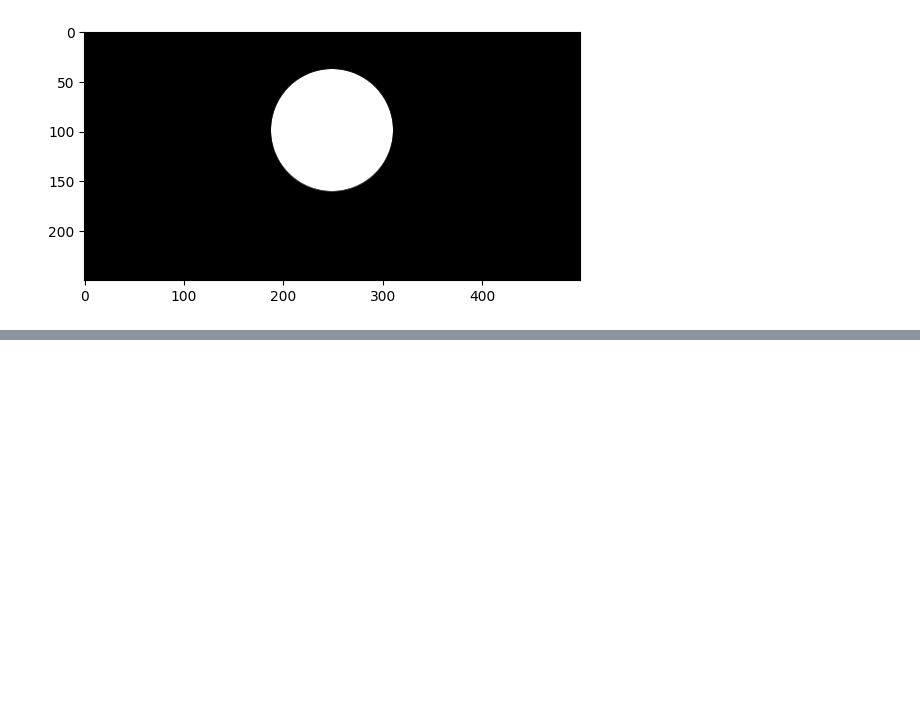
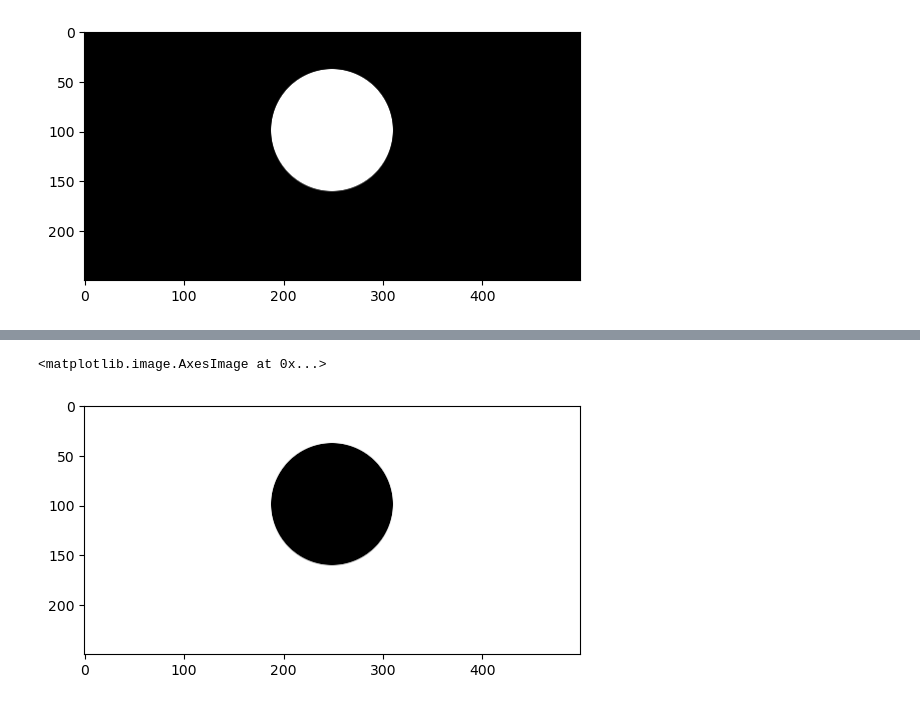
Before and after one commit to prathwik0/AICV, a Jupyter notebook: CV/2_bitwiseoperation.ipynb, the cells around one changed output, grey strips where cells are left out. Saved outputs shown, nothing was run; the diff lists cells and outputs as text; code cells hidden in the pictures; blank space fills up the shorter version.

```diff
--- a/CV/2_bitwiseoperation.ipynb
+++ b/CV/2_bitwiseoperation.ipynb
@@ -37,6 +47,10 @@ display("OR", bitwiseOr)
 # %%
 # Image Operation Not
 bitswiseNot = cv2.bitwise_not(img2)
-display("NOT", bitswiseNot)
+plt.imshow(bitswiseNot)
+# display("NOT", bitswiseNot)
+# %% [output]
+<matplotlib.image.AxesImage at 0x...>
+[figure, added]
 # %%
 # Image Operation XOR
```
Also changed, not shown: parts of 5 cells of this notebook, 17 other files.
